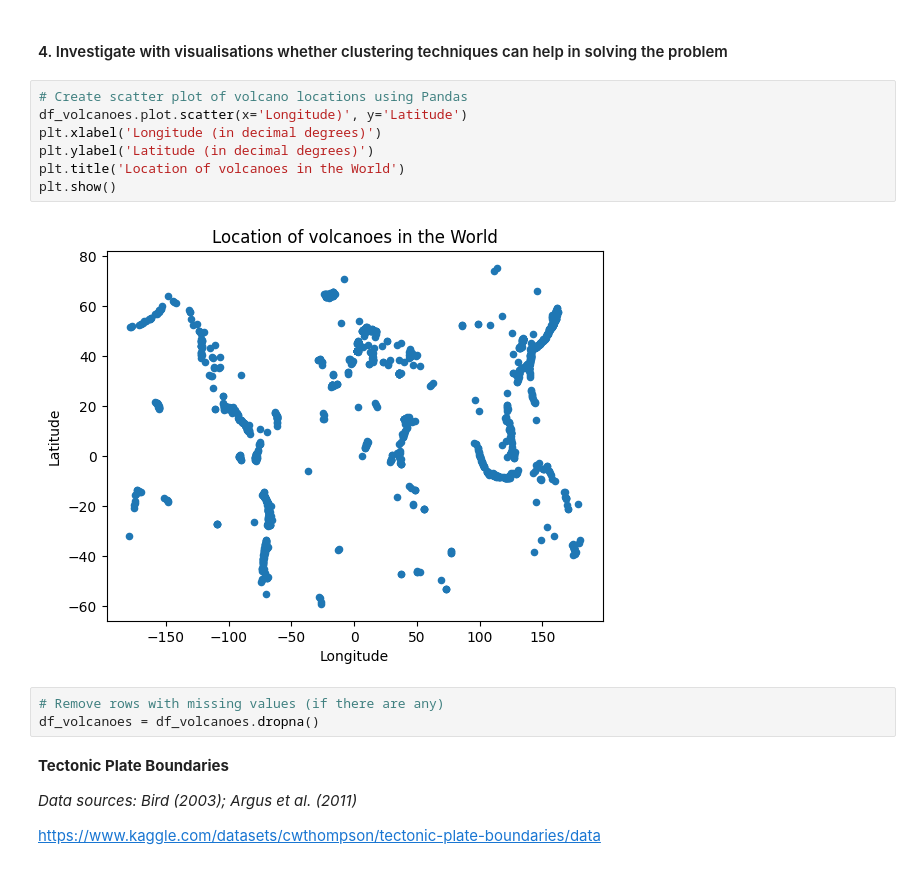
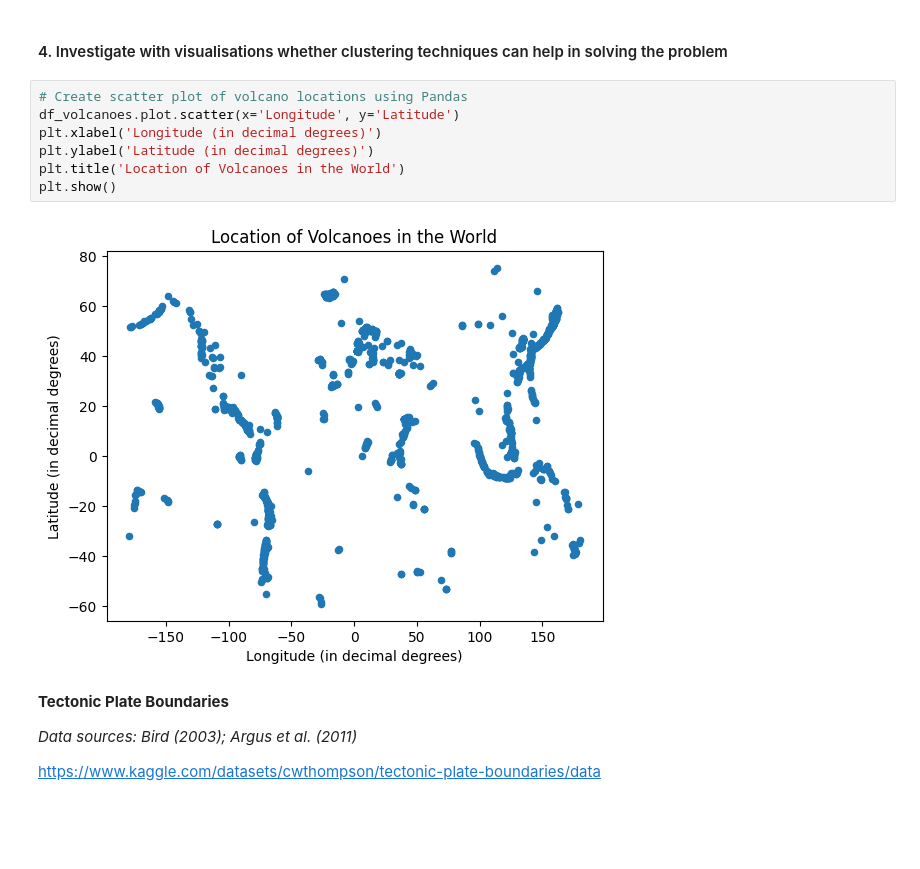
Before and after one commit to sdvelev/Introduction-To-Data-Science-And-AI, a Jupyter notebook: 05-data-science-revision/assignment-5-Stefan-Velev.ipynb, the cells around one changed output. Drawn from its saved outputs; the diff is of its cells as text; blank space fills up the shorter version.

```diff
--- a/05-data-science-revision/assignment-5-Stefan-Velev.ipynb
+++ b/05-data-science-revision/assignment-5-Stefan-Velev.ipynb
@@ -957,16 +996,13 @@ df_volcanoes.describe()
 #### 4. Investigate with visualisations whether clustering techniques can help in solving the problem
 # %%
 # Create scatter plot of volcano locations using Pandas
-df_volcanoes.plot.scatter(x='Longitude)', y='Latitude')
+df_volcanoes.plot.scatter(x='Longitude', y='Latitude')
 plt.xlabel('Longitude (in decimal degrees)')
 plt.ylabel('Latitude (in decimal degrees)')
-plt.title('Location of volcanoes in the World')
+plt.title('Location of Volcanoes in the World')
 plt.show()
 # %% [output]
-[figure, old version]
+[figure, new version]
-# %%
-# Remove rows with missing values (if there are any)
-df_volcanoes = df_volcanoes.dropna()
 # %% [markdown]
 **Tectonic Plate Boundaries**
 
```
Also changed, not shown: parts of 20 cells of this notebook.
